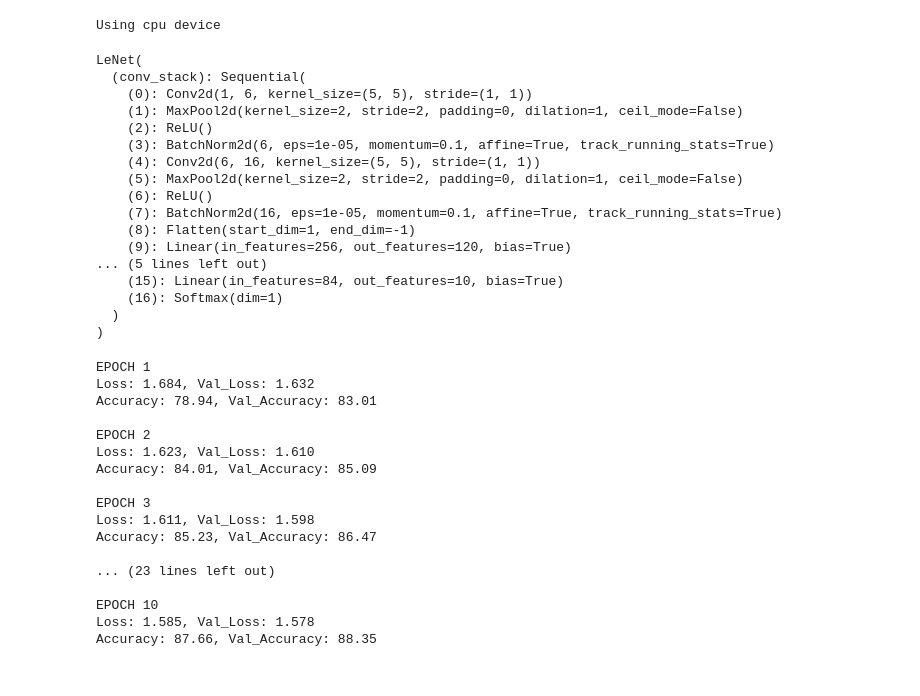
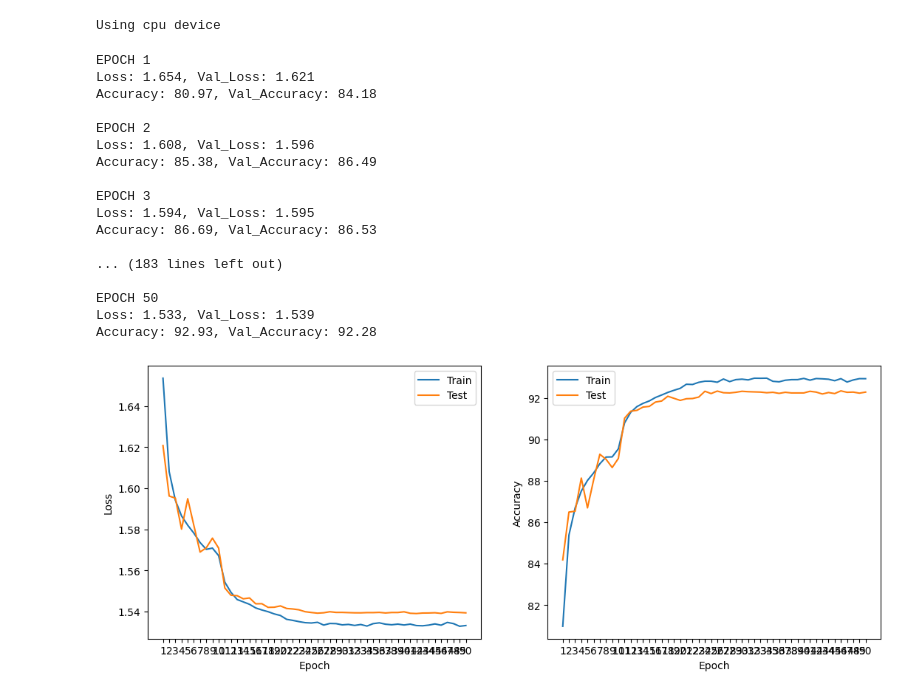
Before and after one commit to AlexanderDBell/TheDeveloperAcademy-Bootcamp, a Jupyter notebook: Final Project/clothes_detector.ipynb, the cells around one changed output. Saved outputs shown, nothing was run; the diff lists cells and outputs as text; code cells hidden in the pictures.

```diff
--- a/Final Project/clothes_detector.ipynb
+++ b/Final Project/clothes_detector.ipynb
@@ -277,41 +217,0 @@ lenet_optimiser = optim.Adam(lenet_model.parameters(), lr=0.001, weight_decay=0.
-# %%
-print(lenet_model)
-# %% [output]
-LeNet(
-  (conv_stack): Sequential(
-    (0): Conv2d(1, 6, kernel_size=(5, 5), stride=(1, 1))
-    (1): MaxPool2d(kernel_size=2, stride=2, padding=0, dilation=1, ceil_mode=False)
-    (2): ReLU()
-    (3): BatchNorm2d(6, eps=1e-05, momentum=0.1, affine=True, track_running_stats=True)
-    (4): Conv2d(6, 16, kernel_size=(5, 5), stride=(1, 1))
-    (5): MaxPool2d(kernel_size=2, stride=2, padding=0, dilation=1, ceil_mode=False)
-    (6): ReLU()
-    (7): BatchNorm2d(16, eps=1e-05, momentum=0.1, affine=True, track_running_stats=True)
-    (8): Flatten(start_dim=1, end_dim=-1)
-    (9): Linear(in_features=256, out_features=120, bias=True)
-... (5 lines left out)
-    (15): Linear(in_features=84, out_features=10, bias=True)
-    (16): Softmax(dim=1)
-  )
-)
-# %%
-lenet_trainer = NetworkTrainer(lenet_model, loss_fn, lenet_optimiser)
-lenet_results = lenet_trainer.train_model(10)
-# %% [output]
-EPOCH 1
-Loss: 1.684, Val_Loss: 1.632
-Accuracy: 78.94, Val_Accuracy: 83.01
-
-EPOCH 2
-Loss: 1.623, Val_Loss: 1.610
-Accuracy: 84.01, Val_Accuracy: 85.09
-
-EPOCH 3
-Loss: 1.611, Val_Loss: 1.598
-Accuracy: 85.23, Val_Accuracy: 86.47
-
-... (23 lines left out)
-
-EPOCH 10
-Loss: 1.585, Val_Loss: 1.578
-Accuracy: 87.66, Val_Accuracy: 88.35
@@ -318 +223,24 @@ Accuracy: 87.66, Val_Accuracy: 88.35
+# %%
+trainer = NetworkTrainer(model, loss_fn, optimiser, scheduler)
+results = trainer.train_model(50)
+plot_results(results)
+# %% [output]
+EPOCH 1
+Loss: 1.654, Val_Loss: 1.621
+Accuracy: 80.97, Val_Accuracy: 84.18
+
+EPOCH 2
+Loss: 1.608, Val_Loss: 1.596
+Accuracy: 85.38, Val_Accuracy: 86.49
+
+EPOCH 3
+Loss: 1.594, Val_Loss: 1.595
+Accuracy: 86.69, Val_Accuracy: 86.53
+
+... (183 lines left out)
+
+EPOCH 50
+Loss: 1.533, Val_Loss: 1.539
+Accuracy: 92.93, Val_Accuracy: 92.28
+[figure, added]
 # %%
```
Also changed, not shown: parts of 17 cells of this notebook.
